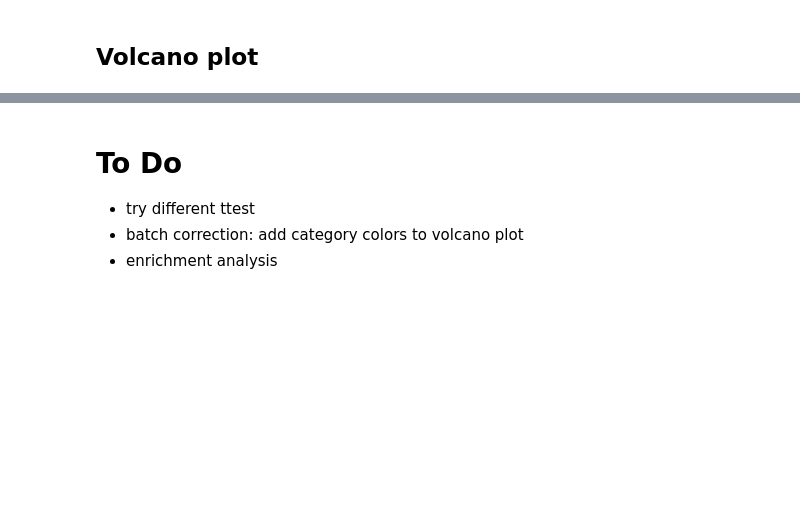
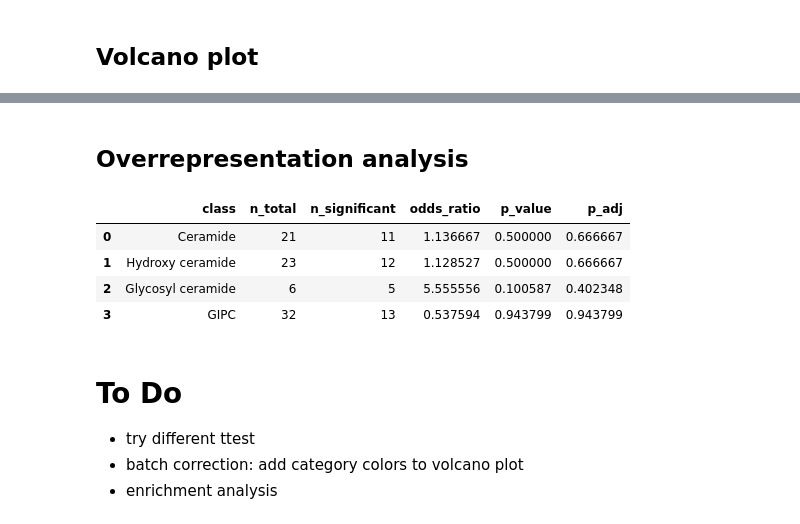
Before and after one commit to janniswi00/sphingo_modelling, a Jupyter notebook: code/analysis.ipynb, the cells around one changed output, grey strips where cells are left out. Drawn from its saved outputs; the diff is of its cells as text; code cells hidden in the pictures; blank space fills up the shorter version.

```diff
--- a/code/analysis.ipynb
+++ b/code/analysis.ipynb
@@ -632,3 +674,34 @@ fig, ax = plot_volcano(results_df, compounds_col="compound", fcr_col="p_val_adj_
+# %% [markdown]
+## Overrepresentation analysis
+# %%
+total = len(results_df)
+sig_total = results_df["significant"].sum()
+ora_results = []
+
+for cls in results_df["class"].unique():
+    mask = results_df["class"] == cls
+
+    class_total = mask.sum()
+    class_sig = results_df[mask]["significant"].sum()
+
+    a = class_sig
+    b = class_total - class_sig
+    c = sig_total - class_sig
+    d = total - class_total - c
+
+    table = [[a, b], [c, d]]
+    oddsratio, pvalue = fisher_exact(table, alternative="greater")
+    ora_results.append([cls, class_total, class_sig, oddsratio, pvalue])
+
+ora_df = pd.DataFrame(ora_results, columns=["class", "n_total", "n_significant", "odds_ratio", "p_value"])
+ora_df["p_adj"] = multipletests(ora_df["p_value"], method="fdr_bh")[1]
+ora_df
+# %% [output]
+|  | class | n_total | n_significant | odds_ratio | p_value | p_adj |
+| 0 | Ceramide | 21 | 11 | 1.136667 | 0.500000 | 0.666667 |
+| 1 | Hydroxy ceramide | 23 | 12 | 1.128527 | 0.500000 | 0.666667 |
+| 2 | Glycosyl ceramide | 6 | 5 | 5.555556 | 0.100587 | 0.402348 |
+| 3 | GIPC | 32 | 13 | 0.537594 | 0.943799 | 0.943799 |
 # %% [markdown]
 # To Do
 - try different ttest
```
Also changed, not shown: parts of 4 cells of this notebook.
